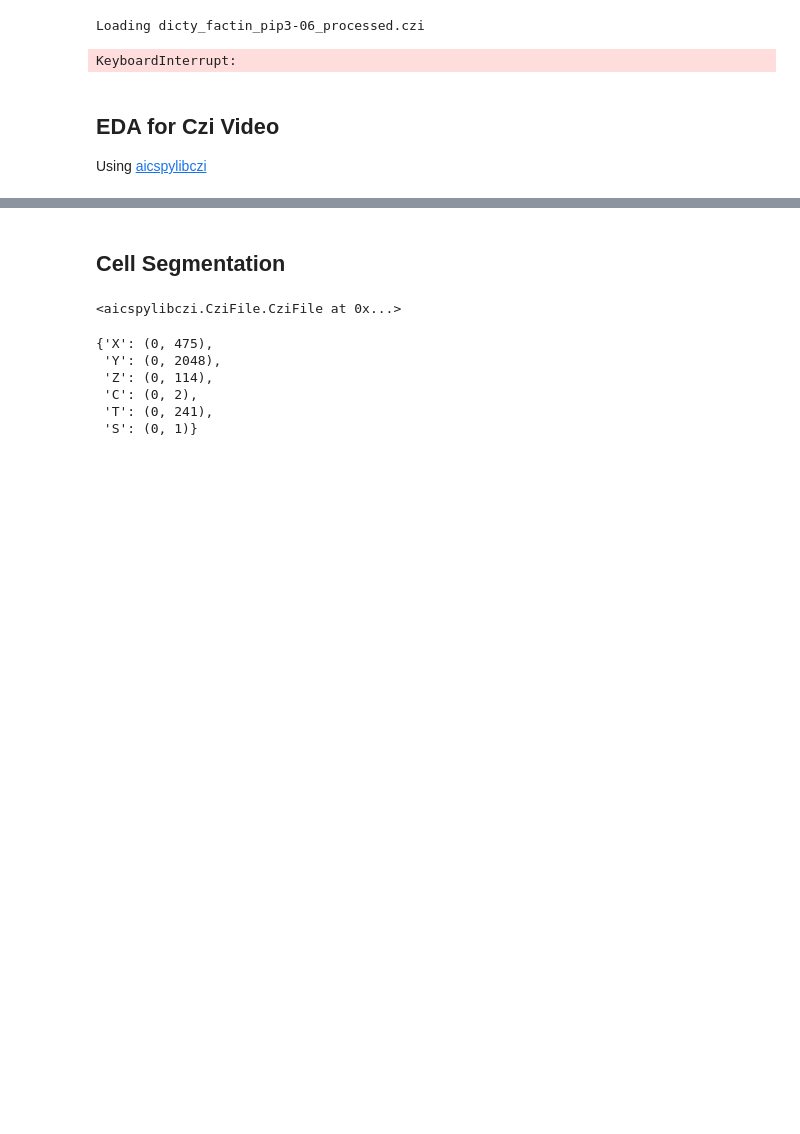
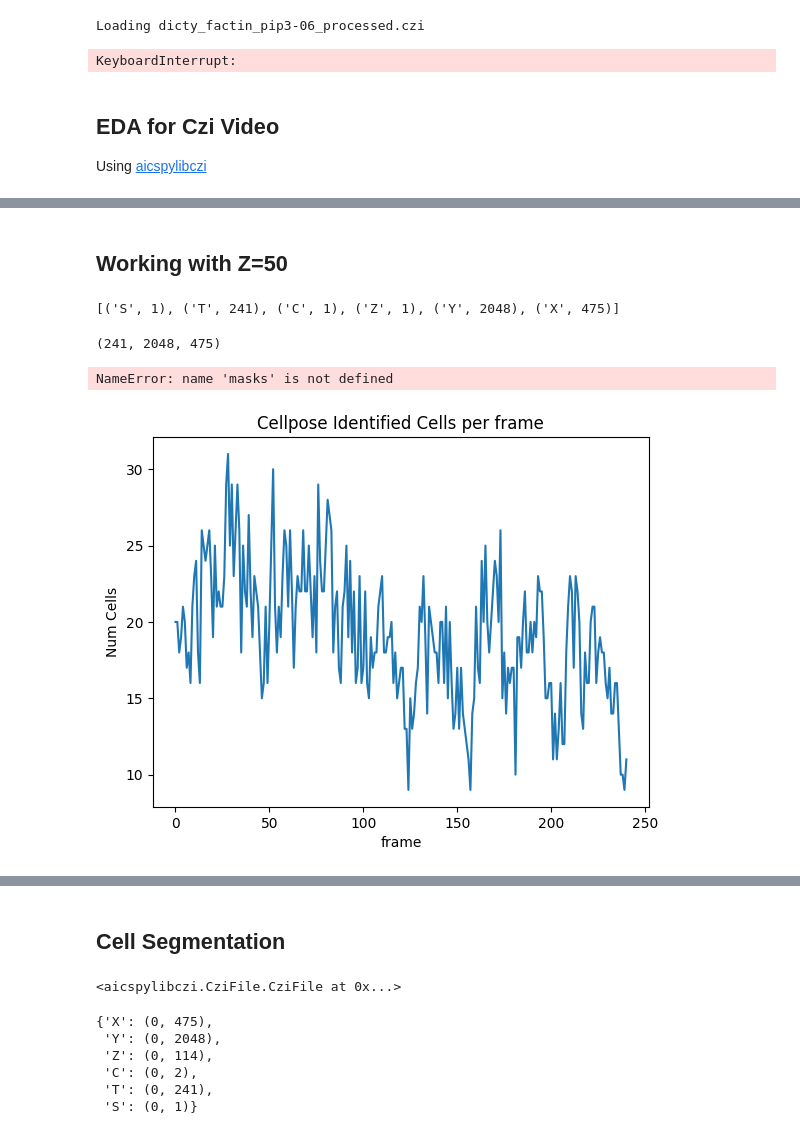
Before and after one commit to SammyAgrawal/ActinMotionPrediction, a Jupyter notebook: VideoProcessing.ipynb, the cells around one changed output, grey strips where cells are left out. Saved outputs shown, nothing was run; the diff lists cells and outputs as text; code cells hidden in the pictures; blank space fills up the shorter version.

```diff
--- a/VideoProcessing.ipynb
+++ b/VideoProcessing.ipynb
@@ -301,0 +180,2 @@ plt.imshow(img[0])
+# %%
+masks = np.load("pip3-06_processed_frame_masks_z50.npy")
@@ -301,0 +210,12 @@ plt.imshow(img[0])
+# %% [markdown]
+## Working with Z=50
+# %%
+frames, shp = video.read_image(S=0, Z=50, C=0)
+frames = scale(frames.squeeze())
+shp
+# %% [output]
+[('S', 1), ('T', 241), ('C', 1), ('Z', 1), ('Y', 2048), ('X', 475)]
+# %%
+frames.shape
+# %% [output]
+(241, 2048, 475)
@@ -301,0 +249,21 @@ plt.imshow(img[0])
+# %%
+def viz_cell(frame, cell_id, zoom=True, masks=masks, thickness=3, padding=5):
+    img = frames[frame]
+    x, y, w, h = get_bounding_box(masks[frame], cell_id, padding=padding)
+    img_with_box = img + cv2.rectangle(np.zeros_like(img), (x, y), (x + w, y + h), 1, thickness)
+    if(zoom):
+        imshow(img_with_box[y:y+h+1, x:x+w+1])
+        plt.title(f"Image from x={x}:{x+w}, y={y}:{y+h}")
+    else:
+        imshow(img_with_box)
+        plt.title(f"Box from x={x}:{x+w}, y={y}:{y+h}")
+# %% [output]
+NameError: name 'masks' is not defined
+# %%
+plt.plot(num_cells_per_frame)
+plt.title("Cellpose Identified Cells per frame")
+plt.xlabel("frame")
+plt.ylabel("Num Cells")
+plt.show()
+# %% [output]
+[figure, added]
```
Also changed, not shown: parts of 40 cells of this notebook, 2 other files.
